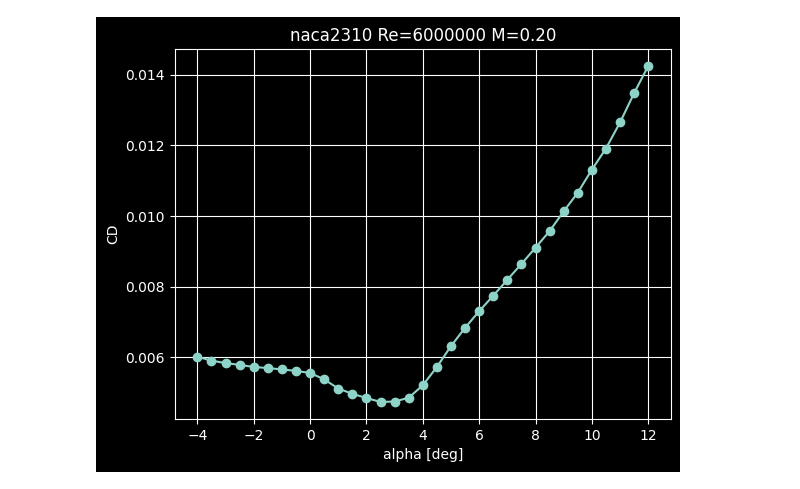
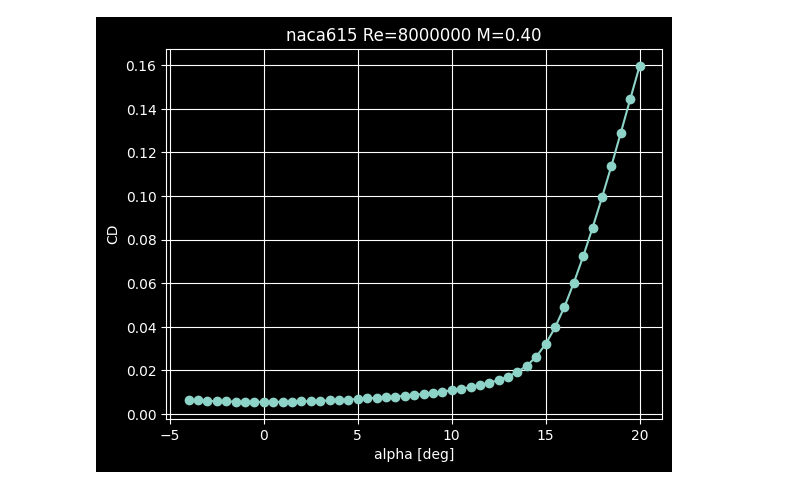
Before and after one commit to AndreasAravinth/aero-surrogate, a Jupyter notebook: notebooks/01_data_generation.ipynb, the cells around one changed output. Saved outputs shown, nothing was run; the diff lists cells and outputs as text; code cells hidden in the pictures.

```diff
--- a/notebooks/01_data_generation.ipynb
+++ b/notebooks/01_data_generation.ipynb
@@ -4,6 +4,7 @@ import subprocess
 import numpy as np
 import pandas as pd
 import sys
+import platform
 from shutil import which
 
 # -----------------------------
@@ -26,6 +27,10 @@ def find_xfoil_exe(project_root: Path) -> Path:
       2) PATH (shutil.which)
       3) common locations (Downloads/Desktop/Documents, C:/XFOIL*, Program Files)
     """
+    if platform.system() == "Linux":
+        # Linux Pfad, Markus PC
+        return Path("/home/markus/PyCharmMiscProject/aero-surrogate/.venv/bin/xfoil") #xfoil muss ggf. ausführbar gemacht worden sein
+
     # 1) Repo-local (best for teams)
     candidate = project_root / "tools" / "xfoil" / "xfoil.exe"
     if candidate.exists():
@@ -123,12 +128,12 @@ QUIT
     for attempt in range(retries + 1):
         try:
             res = subprocess.run(
-                [str(XFOIL_EXE)],
-                input=script,
-                text=True,
-                cwd=str(ROOT),
-                capture_output=True,
-                timeout=timeout_sec,
+            [str(XFOIL_EXE)],
+            input=script,
+            text=True,
+            cwd=str(ROOT),
+            capture_output=True,
+            timeout=timeout_sec,
             )
 
             last_log = (res.stdout or "") + "\n" + (res.stderr or "")
@@ -150,7 +155,8 @@ QUIT
 # -----------------------------
 # Sampling NACA 4-digit (exclude 13xx)
 # -----------------------------
-def sample_naca4(rng_gen: np.random.Generator) -> int:
+#alt
+"""def sample_naca4(rng_gen: np.random.Generator) -> int:
     # m: 0..4 (% camber), p: 2..6 (0.2..0.6c), t: 8..18 (% thickness)
     # exclude 13xx => m=1 and p=3
     while True:
@@ -158,22 +164,36 @@ def sample_naca4(rng_gen: np.random.Generator) -> int:
         p = int(rng_gen.integers(2, 7))
         t = int(rng_gen.integers(8, 19))
         if not (m == 1 and p == 3):
-            return int(f"{m}{p}{t:02d}")
+            return int(f"{m}{p}{t:02d}")"""
 
+# NACA nach Wikipedia:
+def sample_naca4(rng_gen: np.random.Generator) -> int:
+    # m: 0,2,4,6 (% camber), p: 0,2..7, t: 6,9,12,15,18,21 (% thickness)
+    m_values = [0, 2, 4, 6]          # Camber
+    p_values = [0, 2, 3, 4, 5, 6, 7] # Position
+    xx_values = [6, 9, 12, 15, 18, 21] # Thickness
+    while True:
+        m = rng_gen.choice(m_values)
+        p = rng_gen.choice(p_values)
+        xx = rng_gen.choice(xx_values)
+        return int(f"{m}{p}{xx:02d}")
 
 # -----------------------------
 # Robust ranges (good for XFOIL)
 # -----------------------------
-ALPHA_START, ALPHA_END, ALPHA_STEP = -4.0, 12.0, 0.5
-RE_VALUES = [2e5, 5e5, 1e6, 2e6, 4e6, 6e6]
-MACH_VALUES = [0.05, 0.10, 0.15, 0.20, 0.25]
+ALPHA_START, ALPHA_END, ALPHA_STEP = -4.0, 20.0, 0.5
+RE_VALUES = [1e6, 2e6, 4e6, 8e6, 16e6, 32e6, 64e6]#[2e5, 5e5, 1e6, 2e6, 4e6, 6e6] alter code
+MACH_VALUES = np.arange(0.1, 0.90, 0.05)  #[0.05, 0.10, 0.15, 0.20, 0.25] alter code
 NCRIT_CONST = 9.0  # stored as column; not actively set in XFOIL here
 
 EXPECTED_ALPHAS = np.round(np.arange(ALPHA_START, ALPHA_END + 1e-9, ALPHA_STEP), 6)
 
 # number of polars (sentences)
-N_SETS = 200  # later: 10_000
+N_SETS = 750  # later: 200 - 1000
 
+#retries = 0 für linux, zwecks Fehlerbehebung, sonst wie man es braucht.
+if platform.system() == "Linux": retries = 0
+else: retries = 1
 
 # -----------------------------
 # Generate dataset
@@ -195,7 +215,7 @@ for i in range(1, N_SETS + 1):
     polar_out = RAW_DIR / fname
 
     # skip if already exists
-    if polar_out.exists() and polar_out.stat().st_size > 200:
+    if polar_out.exists() and polar_out.stat().st_size > 500:
         ok_run, xfoil_log = True, "SKIP (exists)"
     else:
         ok_run, xfoil_log = run_xfoil_polar(
@@ -208,12 +228,16 @@ for i in range(1, N_SETS + 1):
             polar_path=polar_out,
             iters=250,
             timeout_sec=25,
-            retries=1,
+            retries=retries,
         )
+
+    if platform.system() == "Linux": ok_run = polar_out.exists() and polar_out.stat().st_size > 500 #Nobara Linux wirft immer einen Fehler, daher Prüfung ob Ausgabe lang genug
 
     if ok_run:
         try:
             dfp = parse_xfoil_polar_txt(polar_out)
+            '''if platform.system() == "Linux":        #Vermeidung von doppelten alphas bei retries >0 unter Linux
+                dfp = dfp.drop_duplicates(subset="alpha_deg", keep="first")'''
 
             # ensure metadata columns exist
             if "naca" not in dfp.columns:
@@ -225,20 +249,20 @@ for i in range(1, N_SETS + 1):
             got = np.round(np.sort(dfp["alpha_deg"].to_numpy()), 6)
             full_alpha = np.array_equal(got, EXPECTED_ALPHAS)
 
-            if full_alpha:
-                all_rows.append(dfp[["naca", "Re", "Mach", "Ncrit", "alpha_deg", "CL", "CD"]].copy())
-                run_index.append(
-                    {
-                        "ok": True,
-                        "naca": naca_code,
-                        "Re": re_val,
-                        "Mach": mach,
-                        "Ncrit": NCRIT_CONST,
-                        "polar_file": polar_out.relative_to(ROOT).as_posix(),
-                        "n_rows": len(dfp),
-                    }
-                )
-            else:
+            '''if full_alpha:'''  #da xfoil oft 1 oder 2 alphas auslässt, deren fehlen das Training nicht beeinflussen dürfte, werden diese Datensätze nicht aussortiert
+            all_rows.append(dfp[["naca", "Re", "Mach", "Ncrit", "alpha_deg", "CL", "CD"]].copy())
+            run_index.append(
+                {
+                    "ok": True,
+                    "naca": naca_code,
+                    "Re": re_val,
+                    "Mach": mach,
+                    "Ncrit": NCRIT_CONST,
+                    "polar_file": polar_out.relative_to(ROOT).as_posix(),
+                    "n_rows": len(dfp),
+                }
+            )
+            '''else:
                 run_index.append(
                     {
                         "ok": False,
@@ -252,7 +276,7 @@ for i in range(1, N_SETS + 1):
                         "got_min_alpha": float(got.min()) if len(got) else None,
                         "got_max_alpha": float(got.max()) if len(got) else None,
                     }
-                )
+                )'''
 
         except Exception as e:
             run_index.append(
@@ -351 +375 @@ WROTE: C:\Users\aravi\PycharmProjects\aero-surrogate\data\processed\xfoil_runs_i
-[figure, old version]
+[figure, new version]
```
Also changed, not shown: parts of 1 cell of this notebook, 17 other files.
